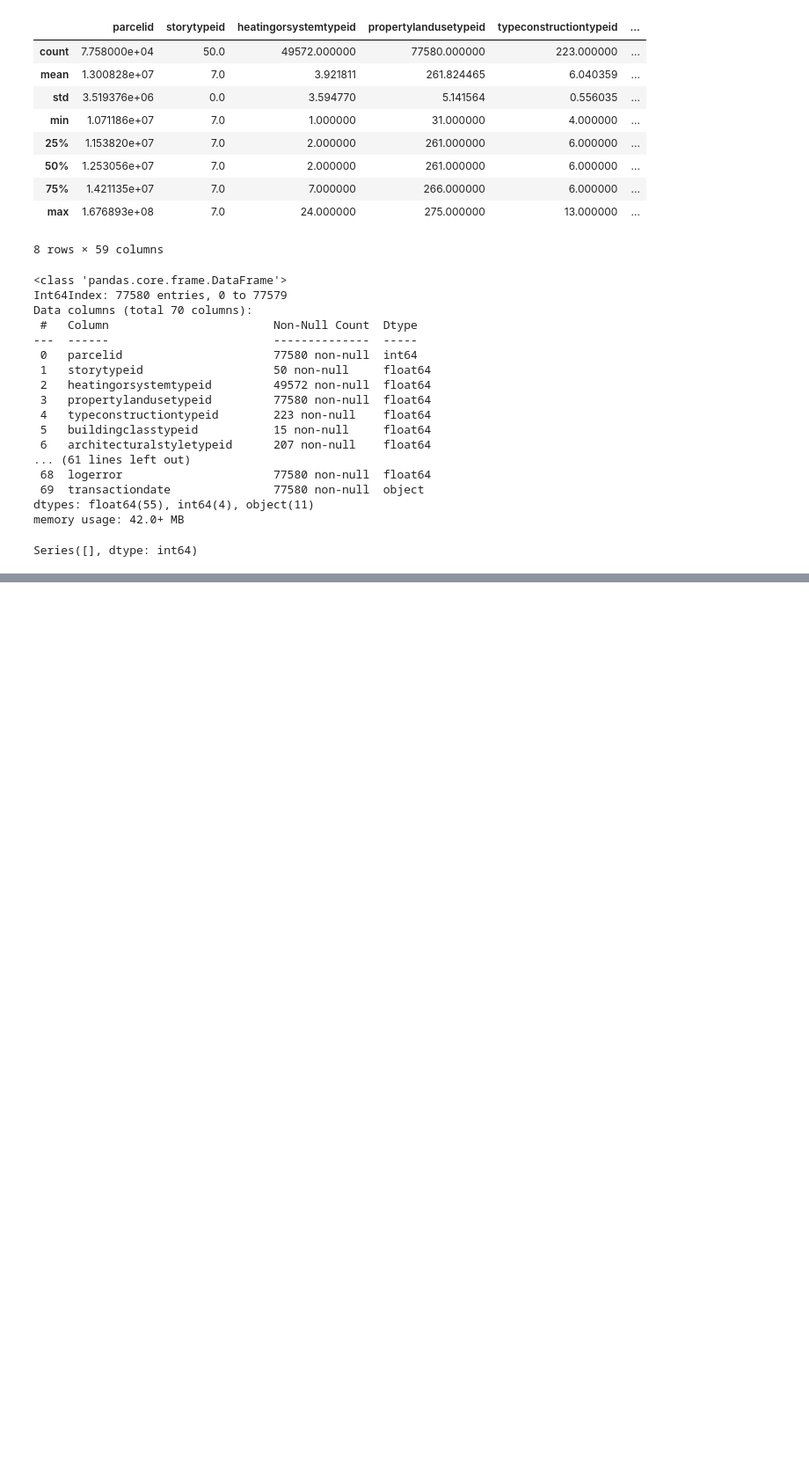
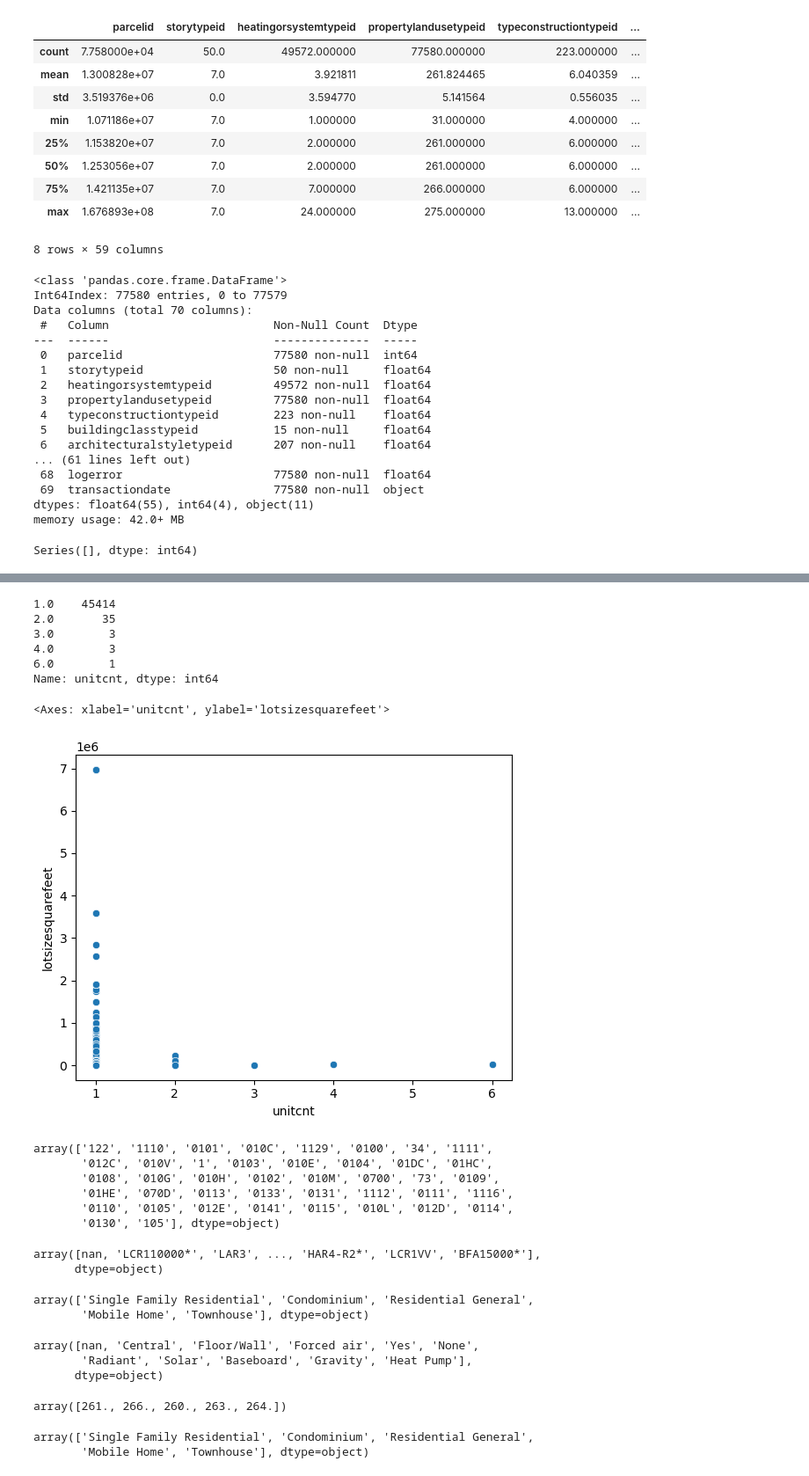
Before and after one commit to Alfred-W-S-Pirovits-Jr/clustering-exercises, a Jupyter notebook: new_notebook.ipynb, the cells around one changed output, grey strips where cells are left out. Shown at 88% size. Saved outputs shown, nothing was run; the diff lists cells and outputs as text; code cells hidden in the pictures; blank space fills up the shorter version.

```diff
--- a/new_notebook.ipynb
+++ b/new_notebook.ipynb
@@ -139,0 +295,18 @@ zillow_drop
+# %%
+def remove_columns(df, cols_to_remove):
+    df = df.drop(columns=cols_to_remove)
+    return df
+# %%
+def handle_missing_values(df, prop_required_column = .5, prop_required_row = .5):
+    threshold = int(round(prop_required_column*len(df.index),0))
+    df.dropna(axis=1, thresh=threshold, inplace=True)
+    threshold = int(round(prop_required_row*len(df.columns),0))
+    df.dropna(axis=0, thresh=threshold, inplace=True)
+    return df
+# %%
+def data_prep(df, cols_to_remove=[], prop_required_column=.5, prop_required_row=.5):
+    df = remove_columns(df, cols_to_remove)
+    df = handle_missing_values(df, prop_required_column, prop_required_row)
+    return df
+# %%
+z = data_prep(zillow, cols_to_remove=['parcelid.1', 'id.1', 'heatingorsystemtypeid', 'buildingqualitytypeid',  ], prop_required_column=.5, prop_required_row=.5)
@@ -139,0 +369,48 @@ zillow_drop
+# %%
+z.unitcnt.value_counts()
+# %% [output]
+1.0    45414
+2.0       35
+3.0        3
+4.0        3
+6.0        1
+Name: unitcnt, dtype: int64
+# %%
+sns.scatterplot(data=z, x='unitcnt', y='lotsizesquarefeet')
+# %% [output]
+<Axes: xlabel='unitcnt', ylabel='lotsizesquarefeet'>
+[figure, added]
+# %%
+zillow.propertycountylandusecode.unique()
+# %% [output]
+array(['122', '1110', '0101', '010C', '1129', '0100', '34', '1111',
+       '012C', '010V', '1', '0103', '010E', '0104', '01DC', '01HC',
+       '0108', '010G', '010H', '0102', '010M', '0700', '73', '0109',
+       '01HE', '070D', '0113', '0133', '0131', '1112', '0111', '1116',
+       '0110', '0105', '012E', '0141', '0115', '010L', '012D', '0114',
+       '0130', '105'], dtype=object)
+# %%
+zillow.propertyzoningdesc.unique()
+# %% [output]
+array([nan, 'LCR110000*', 'LAR3', ..., 'HAR4-R2*', 'LCR1VV', 'BFA15000*'],
+      dtype=object)
+# %%
+zillow.propertylandusedesc.unique()
+# %% [output]
+array(['Single Family Residential', 'Condominium', 'Residential General',
+       'Mobile Home', 'Townhouse'], dtype=object)
+# %%
+zillow.heatingorsystemdesc.unique()
+# %% [output]
+array([nan, 'Central', 'Floor/Wall', 'Forced air', 'Yes', 'None',
+       'Radiant', 'Solar', 'Baseboard', 'Gravity', 'Heat Pump'],
+      dtype=object)
+# %%
+zillow.propertylandusetypeid.unique()
+# %% [output]
+array([261., 266., 260., 263., 264.])
+# %%
+zillow.propertylandusedesc.unique()
+# %% [output]
+array(['Single Family Residential', 'Condominium', 'Residential General',
+       'Mobile Home', 'Townhouse'], dtype=object)
```
Also changed, not shown: parts of 33 cells of this notebook.
